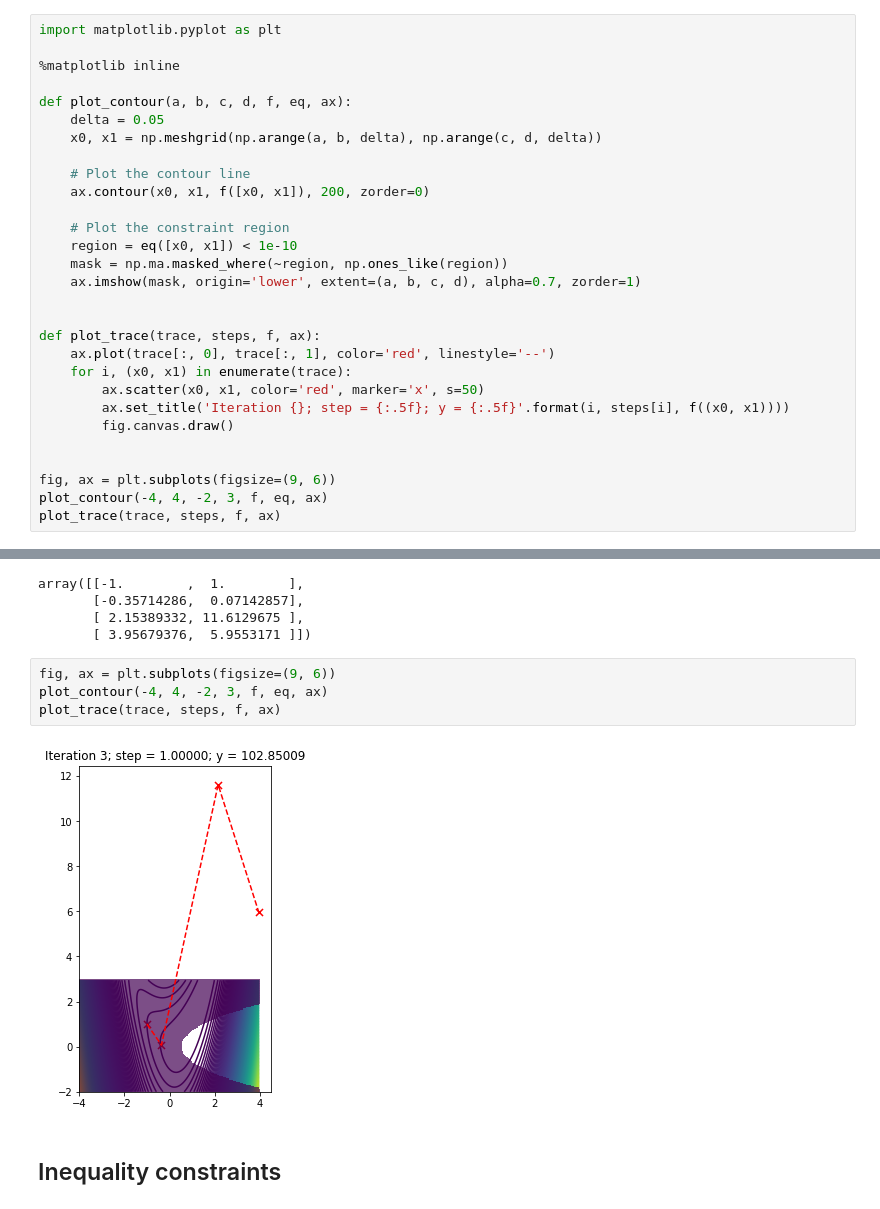
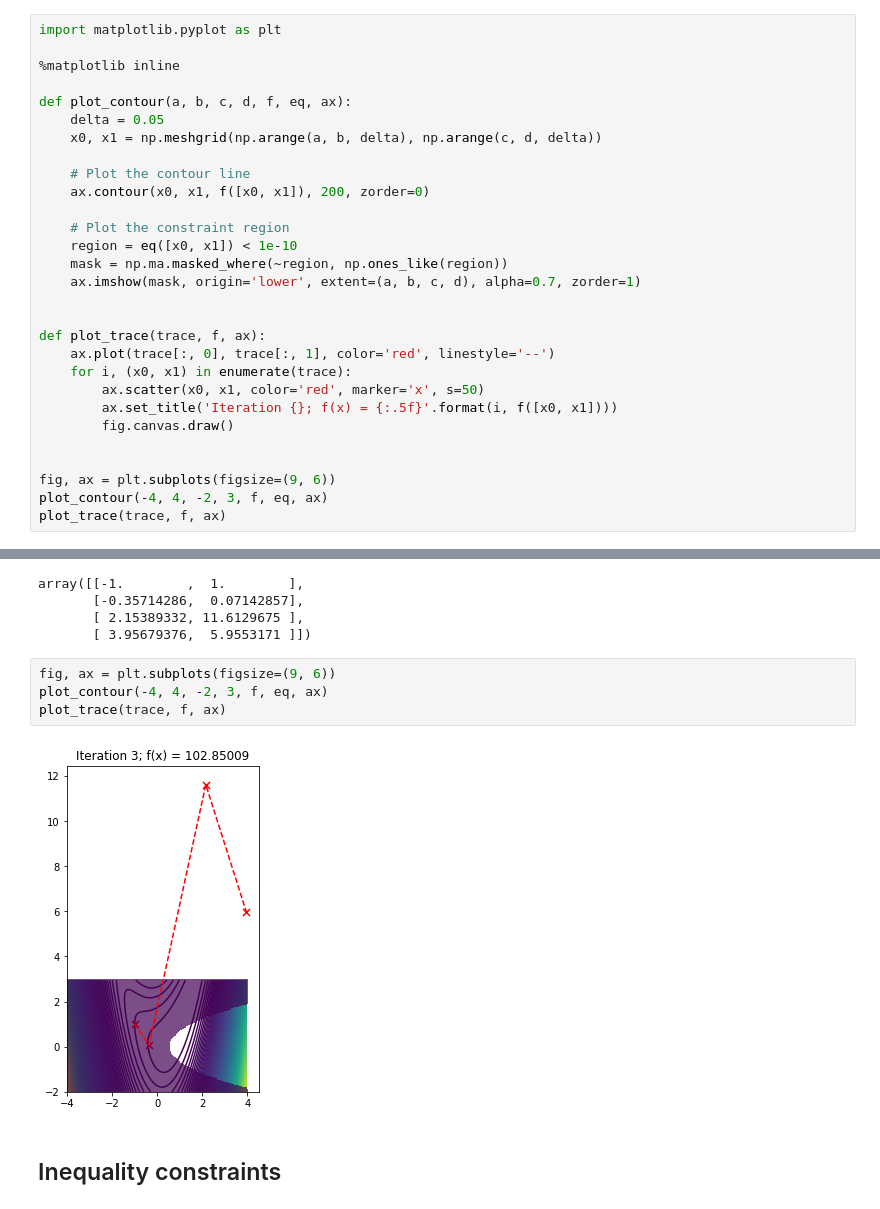
Before and after one commit to MaxHalford/data-science-tutorials, a Jupyter notebook: optimization-part-3.ipynb, the cells around one changed output, grey strips where cells are left out. Cells and saved outputs as stored; diff of their text form.

```diff
--- a/optimization-part-3.ipynb
+++ b/optimization-part-3.ipynb
@@ -105,15 +105,15 @@ def plot_contour(a, b, c, d, f, eq, ax):
     ax.imshow(mask, origin='lower', extent=(a, b, c, d), alpha=0.7, zorder=1)
 
 
-def plot_trace(trace, steps, f, ax):
+def plot_trace(trace, f, ax):
     ax.plot(trace[:, 0], trace[:, 1], color='red', linestyle='--')
     for i, (x0, x1) in enumerate(trace):
         ax.scatter(x0, x1, color='red', marker='x', s=50)
-        ax.set_title('Iteration {}; step = {:.5f}; y = {:.5f}'.format(i, steps[i], f((x0, x1))))
+        ax.set_title('Iteration {}; f(x) = {:.5f}'.format(i, f([x0, x1])))
         fig.canvas.draw()
 
 
 fig, ax = plt.subplots(figsize=(9, 6))
 plot_contour(-4, 4, -2, 3, f, eq, ax)
-plot_trace(trace, steps, f, ax)
+plot_trace(trace, f, ax)
 # %% [output]
@@ -163,8 +163,8 @@ array([[-1.        ,  1.        ],
 # %%
 fig, ax = plt.subplots(figsize=(9, 6))
 plot_contour(-4, 4, -2, 3, f, eq, ax)
-plot_trace(trace, steps, f, ax)
+plot_trace(trace, f, ax)
 # %% [output]
-[figure, old version]
+[figure, new version]
 # %% [markdown]
 ## Inequality constraints
```
Also changed, not shown: parts of 1 cell of this notebook.
